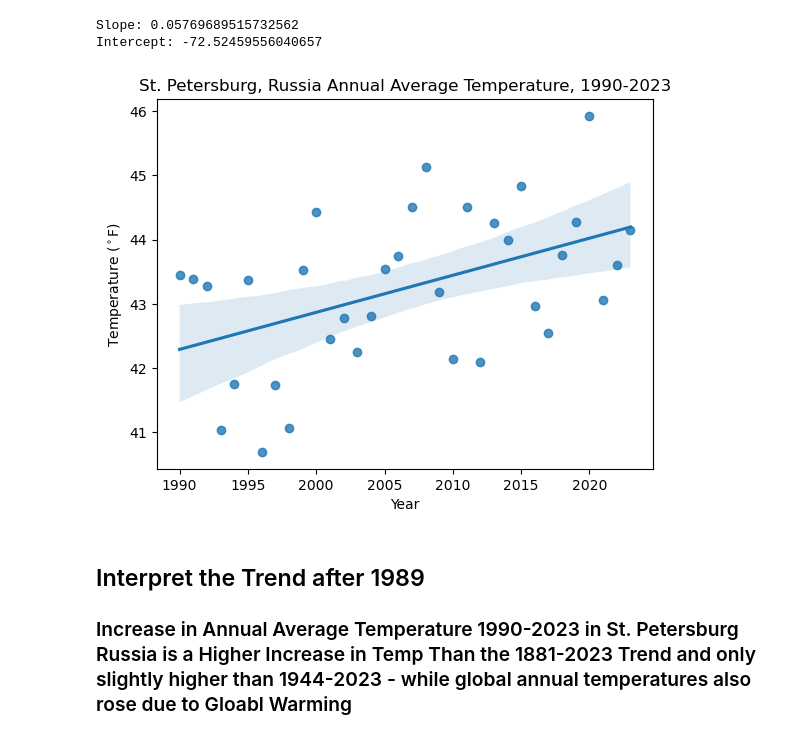
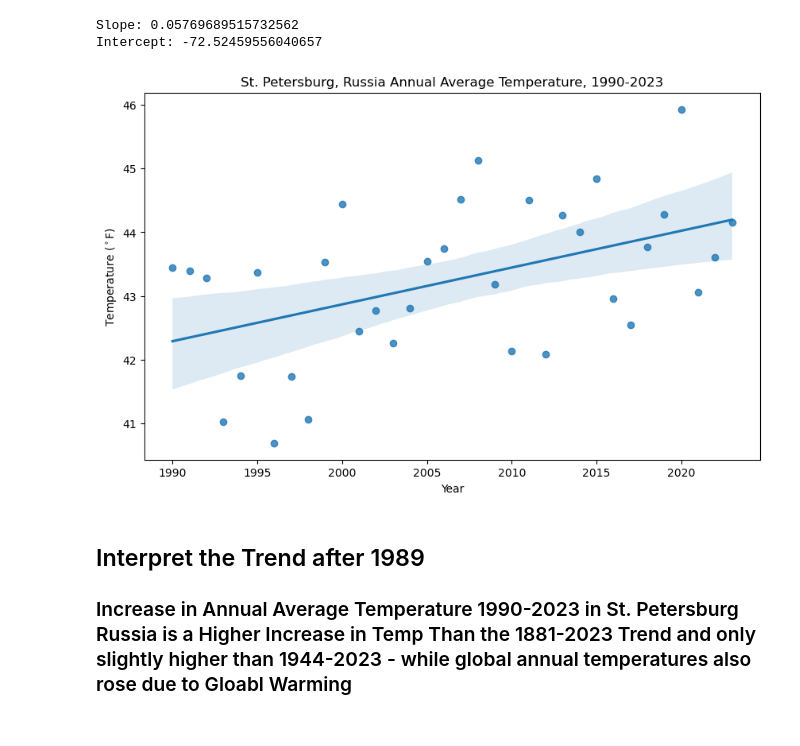
Before and after one commit to earthlab-education/climate-coding-challenge-brglea, a Jupyter notebook: notebooks/portfolio-post-2-climate-coding/sp-climate-01.ipynb, the cells around one changed output. Saved outputs shown, nothing was run; the diff lists cells and outputs as text; code cells hidden in the pictures.

```diff
--- a/notebooks/portfolio-post-2-climate-coding/sp-climate-01.ipynb
+++ b/notebooks/portfolio-post-2-climate-coding/sp-climate-01.ipynb
@@ -474,21 +491,24 @@ print(f"Intercept: {intercept}")
 Slope: 0.05769689515732562
 Intercept: -72.52459556040657
 # %%
+fig = plt.figure(figsize=(10, 6))
+
 # Plot annual average temperature data with a trend line
 ax = sns.regplot(
     x=ann_sp_climate_df_clean_1990.index.year,
     y=ann_sp_climate_df_clean_1990.TAVG,
     )
 # Set plot labels
 ax.set(
     title='St. Petersburg, Russia Annual Average Temperature, 1990-2023',
     xlabel='Year',
     ylabel='Temperature ($^\circ$F)'
 )
 # Display the plot without extra text
 plt.show()
+fig.savefig('st_petersburg_ann_temp_trend_1990_2023.png')
 # %% [output]
-[figure, old version]
+[figure, new version]
 # %% [markdown]
 ## Interpret the Trend after 1989
 ### Increase in Annual Average Temperature 1990-2023 in St. Petersburg Russia is a Higher Increase in Temp Than the 1881-2023 Trend and only slightly higher than 1944-2023 - while global annual temperatures also rose due to Gloabl Warming
```
Also changed, not shown: parts of 9 cells of this notebook, 7 other files.
